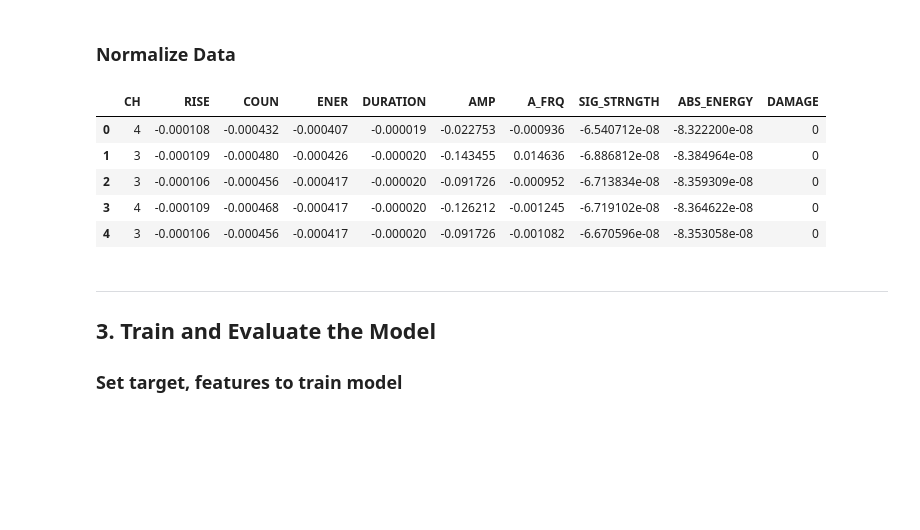
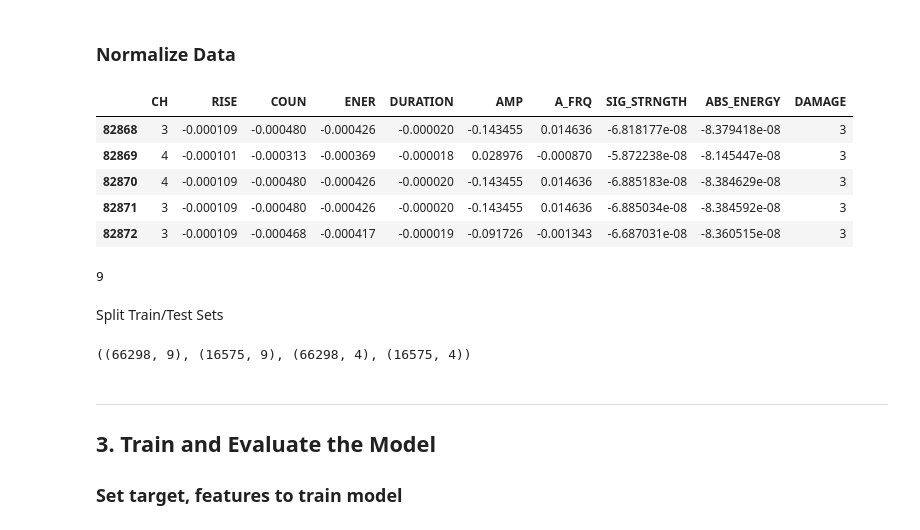
Before and after one commit to jadoonengr/Civil-Concrete-Damage, a Jupyter notebook: Civil-Concrete-Damage.ipynb, the cells around one changed output. Saved outputs shown, nothing was run; the diff lists cells and outputs as text; code cells hidden in the pictures; blank space fills up the shorter version.

```diff
--- a/Civil-Concrete-Damage.ipynb
+++ b/Civil-Concrete-Damage.ipynb
@@ -135,12 +146,12 @@ data.A_FRQ = (data.A_FRQ - mn.A_FRQ) / vr.A_FRQ
 data.SIG_STRNGTH = (data.SIG_STRNGTH - mn.SIG_STRNGTH) / vr.SIG_STRNGTH
 data.ABS_ENERGY = (data.ABS_ENERGY - mn.ABS_ENERGY) / vr.ABS_ENERGY
 # %%
-data.head()
+data.tail()
 # %% [output]
 |  | CH | RISE | COUN | ENER | DURATION | AMP | A_FRQ | SIG_STRNGTH | ABS_ENERGY | DAMAGE |
-| 0 | 4 | -0.000108 | -0.000432 | -0.000407 | -0.000019 | -0.022753 | -0.000936 | -6.540712e-08 | -8.322200e-08 | 0 |
-| 1 | 3 | -0.000109 | -0.000480 | -0.000426 | -0.000020 | -0.143455 | 0.014636 | -6.886812e-08 | -8.384964e-08 | 0 |
-| 2 | 3 | -0.000106 | -0.000456 | -0.000417 | -0.000020 | -0.091726 | -0.000952 | -6.713834e-08 | -8.359309e-08 | 0 |
-| 3 | 4 | -0.000109 | -0.000468 | -0.000417 | -0.000020 | -0.126212 | -0.001245 | -6.719102e-08 | -8.364622e-08 | 0 |
-| 4 | 3 | -0.000106 | -0.000456 | -0.000417 | -0.000020 | -0.091726 | -0.001082 | -6.670596e-08 | -8.353058e-08 | 0 |
+| 82868 | 3 | -0.000109 | -0.000480 | -0.000426 | -0.000020 | -0.143455 | 0.014636 | -6.818177e-08 | -8.379418e-08 | 3 |
+| 82869 | 4 | -0.000101 | -0.000313 | -0.000369 | -0.000018 | 0.028976 | -0.000870 | -5.872238e-08 | -8.145447e-08 | 3 |
+| 82870 | 4 | -0.000109 | -0.000480 | -0.000426 | -0.000020 | -0.143455 | 0.014636 | -6.885183e-08 | -8.384629e-08 | 3 |
+| 82871 | 3 | -0.000109 | -0.000480 | -0.000426 | -0.000020 | -0.143455 | 0.014636 | -6.885034e-08 | -8.384592e-08 | 3 |
+| 82872 | 3 | -0.000109 | -0.000468 | -0.000417 | -0.000019 | -0.091726 | -0.001343 | -6.687031e-08 | -8.360515e-08 | 3 |
 # %%
@@ -149,0 +161,6 @@ n_cols = predictors.shape[1]
+# %%
+n_cols
+# %% [output]
+9
+# %% [markdown]
+Split Train/Test Sets
@@ -150,3 +169,7 @@ n_cols = predictors.shape[1]
+# %%
+X_train.shape, X_test.shape, y_train.shape, y_test.shape
+# %% [output]
+((66298, 9), (16575, 9), (66298, 4), (16575, 4))
 # %% [markdown]
 ***
 ## 3. Train and Evaluate the Model
```
Also changed, not shown: parts of 13 cells of this notebook.
